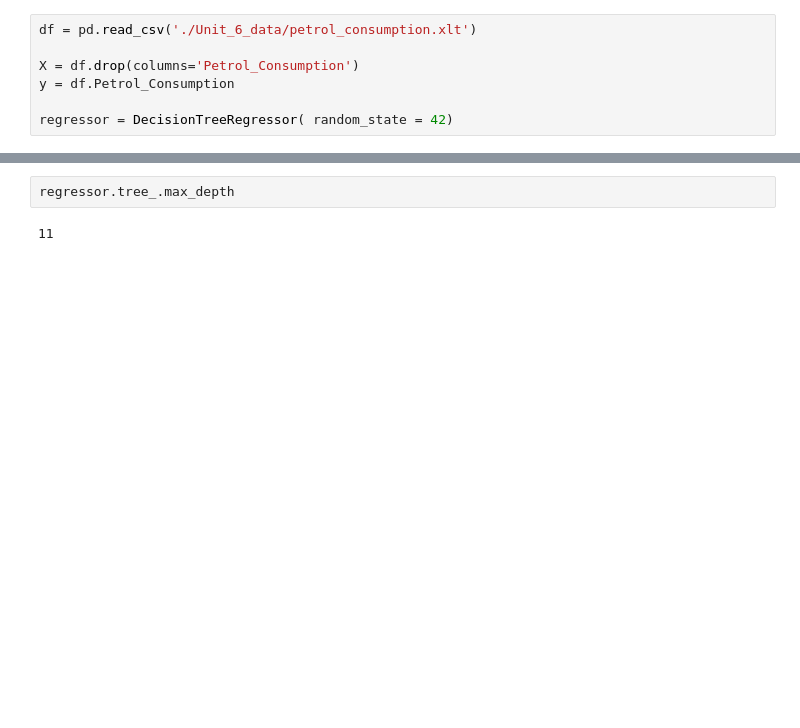
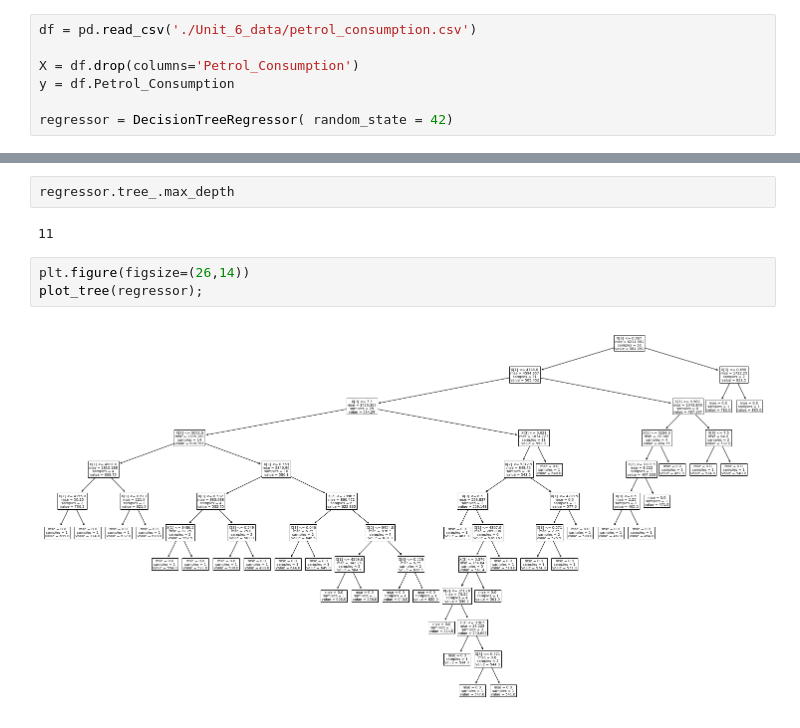
Before and after one commit to Urusut/IvanovDmitryV, a Jupyter notebook: Unit_6/Draft_ML_5.ipynb, the cells around one changed output, grey strips where cells are left out. Cells and saved outputs as stored; diff of their text form; blank space fills up the shorter version.

```diff
--- a/Unit_6/Draft_ML_5.ipynb
+++ b/Unit_6/Draft_ML_5.ipynb
@@ -167,7 +167,7 @@ plt.show()
 Вычислите RMSE, округлите до двух знаков после точки-разделителя.
 Какова глубина дерева?
 # %%
-df = pd.read_csv('./Unit_6_data/petrol_consumption.xlt')
+df = pd.read_csv('./Unit_6_data/petrol_consumption.csv')
 
 X = df.drop(columns='Petrol_Consumption')
 y = df.Petrol_Consumption
@@ -187,3 +187,8 @@ round(metrics,2)
 regressor.tree_.max_depth
 # %% [output]
 11
+# %%
+plt.figure(figsize=(26,14))
+plot_tree(regressor);
+# %% [output]
+[figure, added]
```
Also changed, not shown: parts of 9 cells of this notebook, 1 other file.
